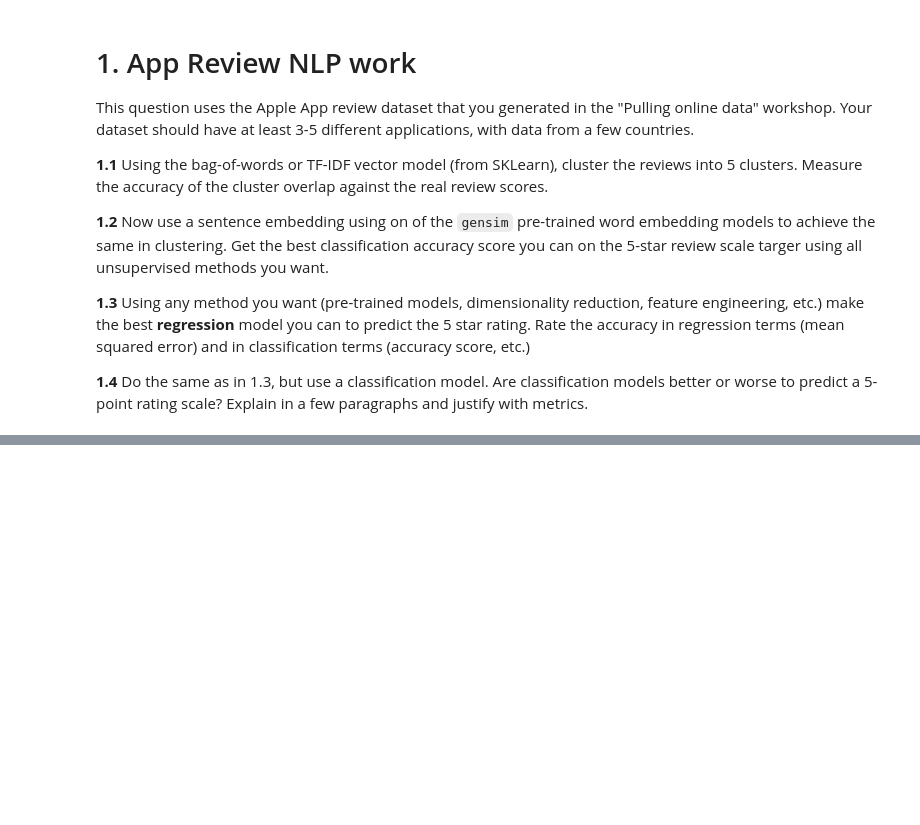
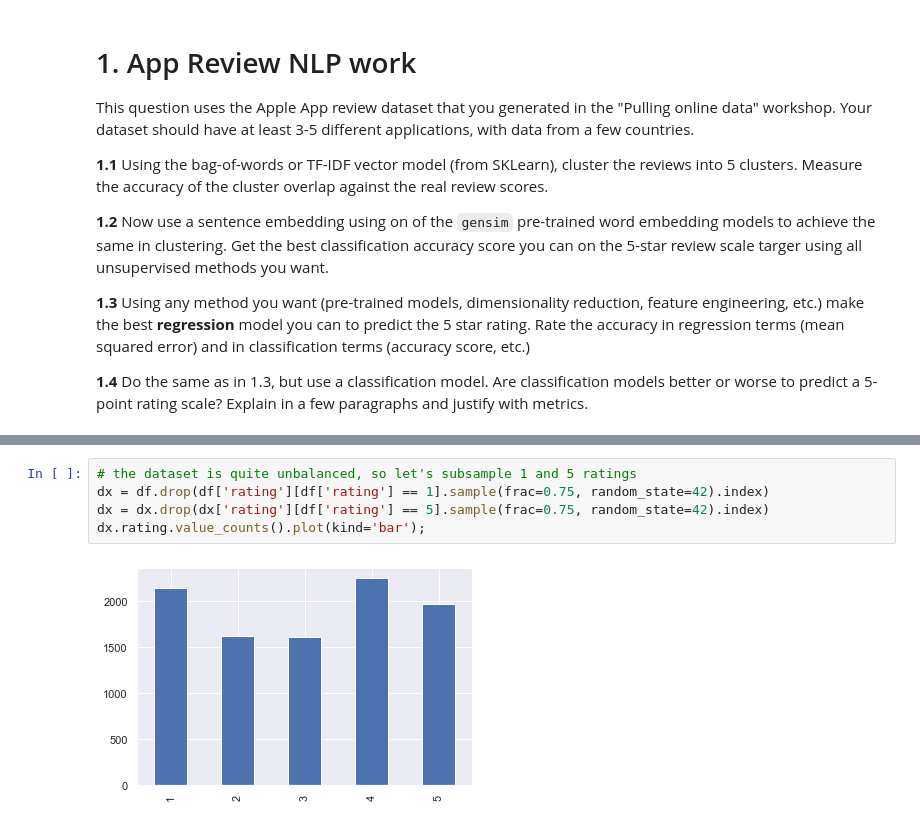
Before and after one commit to mendelevium/4-7-nlp, a Jupyter notebook: workshop.ipynb, the cells around one changed output, grey strips where cells are left out. Saved outputs shown, nothing was run; the diff lists cells and outputs as text; blank space fills up the shorter version.

```diff
--- a/workshop.ipynb
+++ b/workshop.ipynb
@@ -12,0 +49,7 @@ This question uses the Apple App review dataset that you generated in the "Pulli
+# %%
+# the dataset is quite unbalanced, so let's subsample 1 and 5 ratings
+dx = df.drop(df['rating'][df['rating'] == 1].sample(frac=0.75, random_state=42).index)
+dx = dx.drop(dx['rating'][df['rating'] == 5].sample(frac=0.75, random_state=42).index)
+dx.rating.value_counts().plot(kind='bar');
+# %% [output]
+[figure, added]
```
Also changed, not shown: parts of 16 cells of this notebook, 1 other file.
